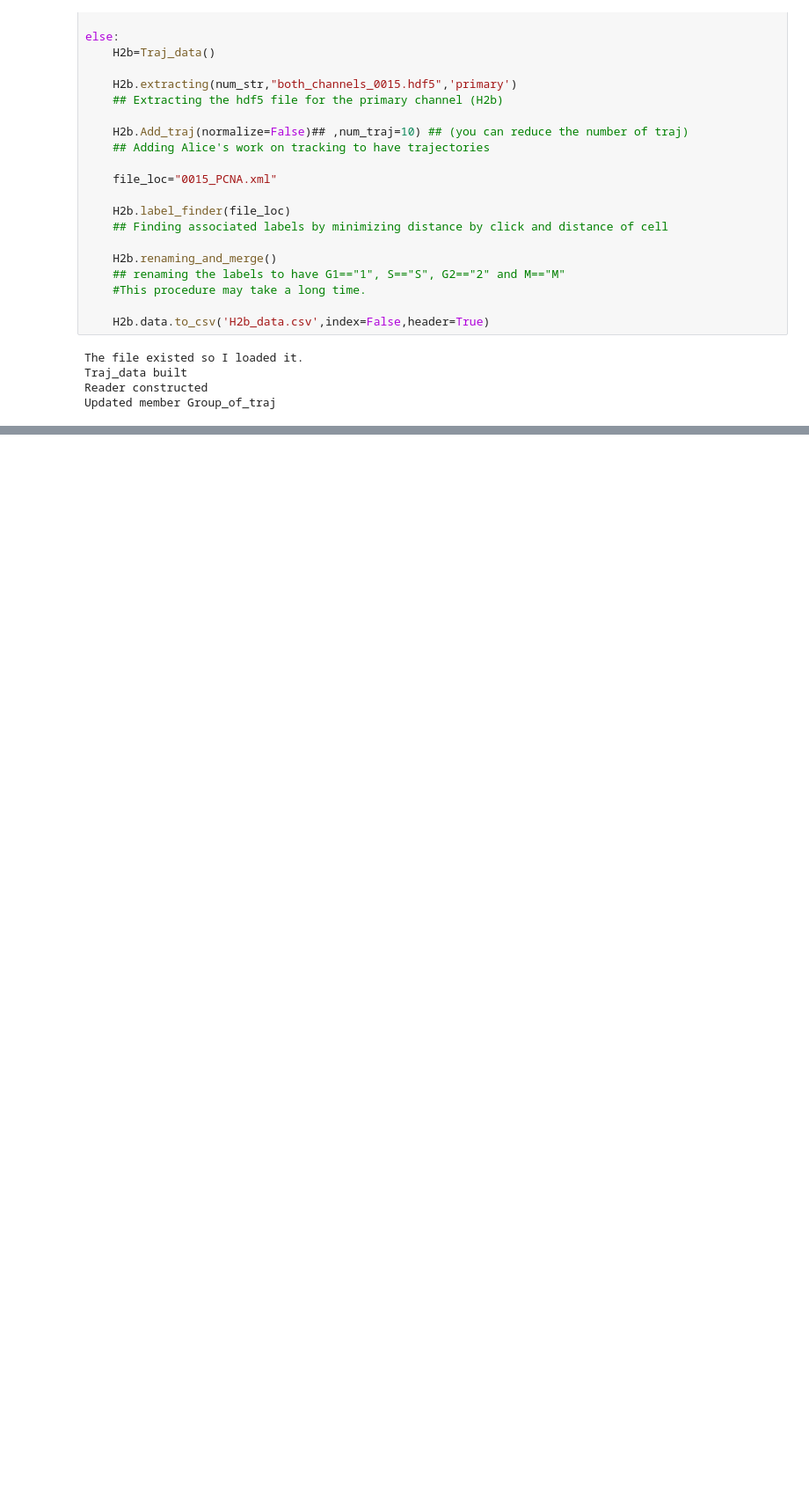
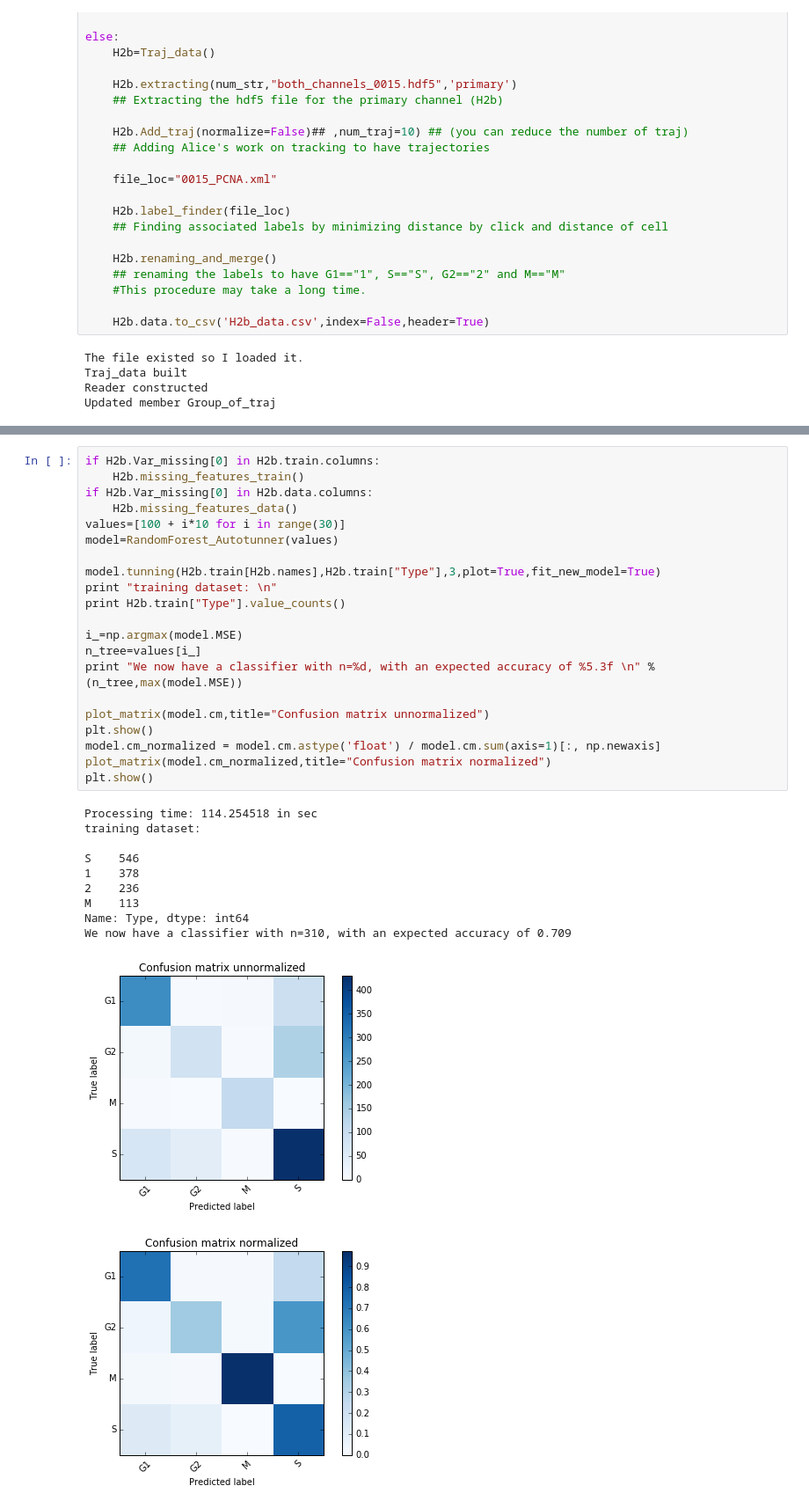
Before and after one commit to PeterJackNaylor/InternWork2, a Jupyter notebook: H2B.ipynb, the cells around one changed output, grey strips where cells are left out. Shown at 88% size. Cells and saved outputs as stored; diff of their text form; blank space fills up the shorter version.

```diff
--- a/H2B.ipynb
+++ b/H2B.ipynb
@@ -51,0 +80,33 @@ Updated member Group_of_traj
+# %%
+if H2b.Var_missing[0] in H2b.train.columns:
+    H2b.missing_features_train()
+if H2b.Var_missing[0] in H2b.data.columns:
+    H2b.missing_features_data()
+values=[100 + i*10 for i in range(30)]
+model=RandomForest_Autotunner(values)
+
+model.tunning(H2b.train[H2b.names],H2b.train["Type"],3,plot=True,fit_new_model=True)
+print "training dataset: \n"
+print H2b.train["Type"].value_counts()
+
+i_=np.argmax(model.MSE)
+n_tree=values[i_]
+print "We now have a classifier with n=%d, with an expected accuracy of %5.3f \n" %(n_tree,max(model.MSE))
+
+plot_matrix(model.cm,title="Confusion matrix unnormalized")
+plt.show()
+model.cm_normalized = model.cm.astype('float') / model.cm.sum(axis=1)[:, np.newaxis]
+plot_matrix(model.cm_normalized,title="Confusion matrix normalized")
+plt.show()
+# %% [output]
+Processing time: 114.254518 in sec
+training dataset:
+
+S    546
+1    378
+2    236
+M    113
+Name: Type, dtype: int64
+We now have a classifier with n=310, with an expected accuracy of 0.709
+[figure, added]
+[figure, added]
```
Also changed, not shown: parts of 24 cells of this notebook, 1 other file.
